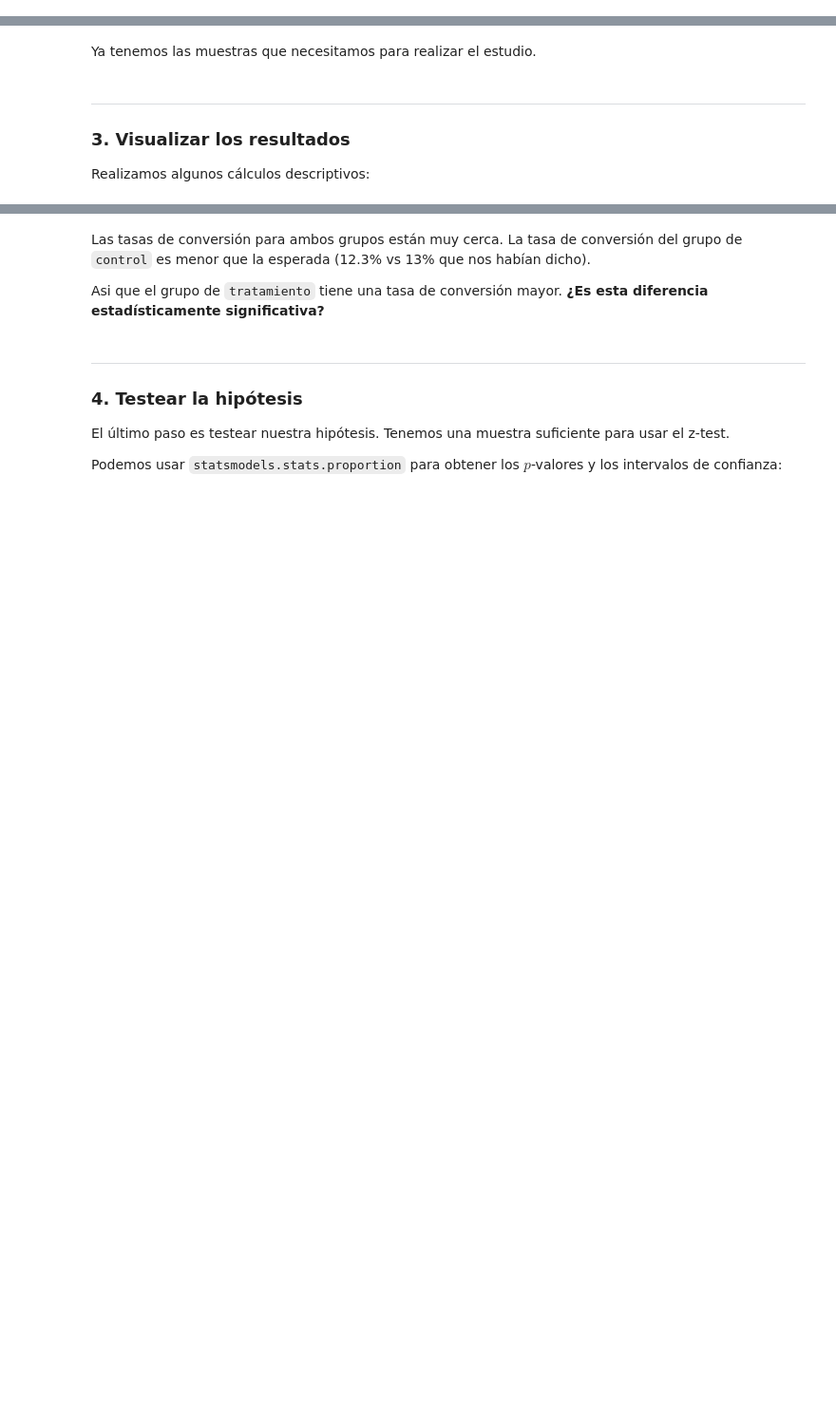
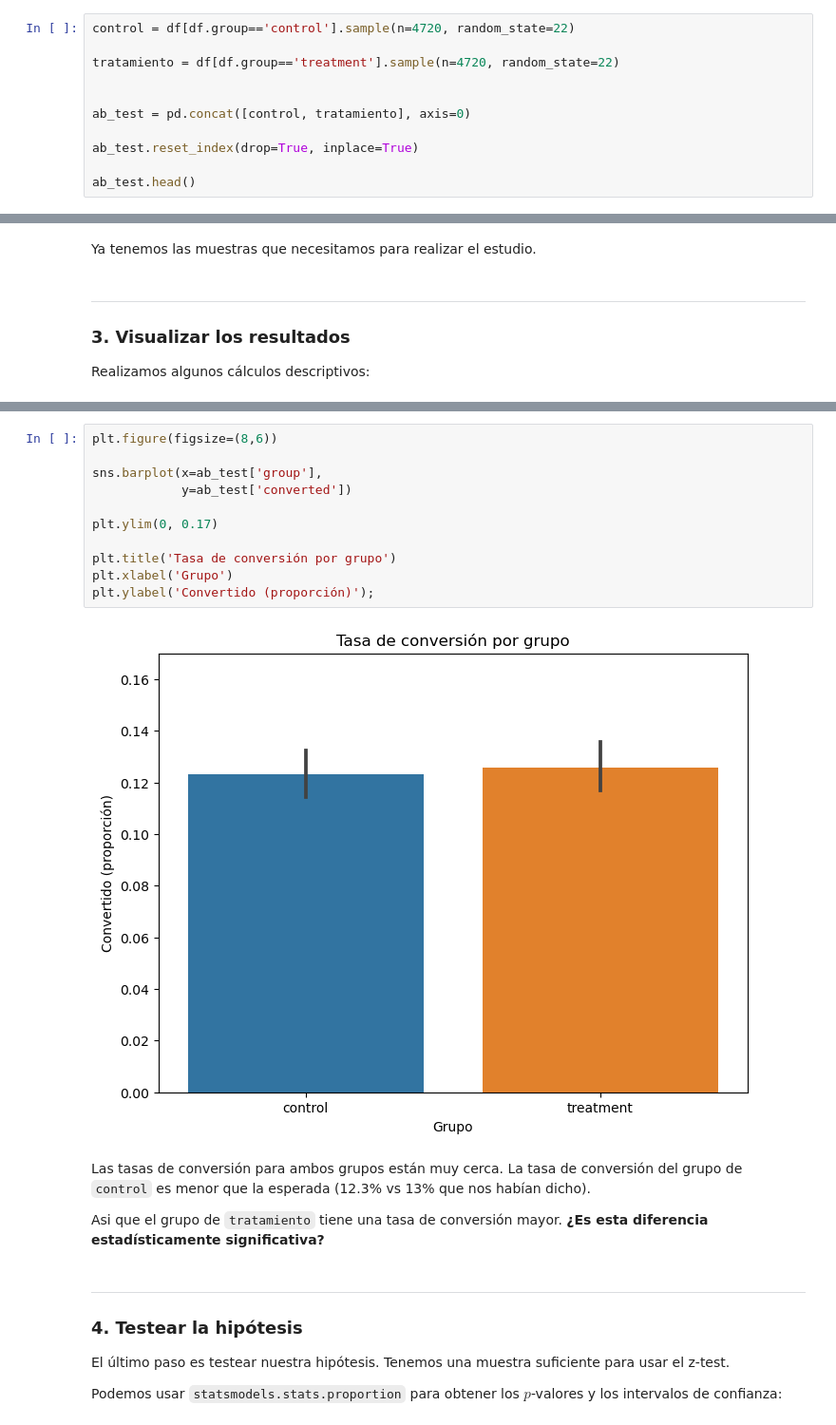
Before and after one commit to Ironhack-Data-Madrid-Enero-2024/apuntes_clase, a Jupyter notebook: semana_5/4.1 - AB Testing.ipynb, the cells around one changed output, grey strips where cells are left out. Shown at 95% size. Drawn from its saved outputs; the diff is of its cells as text; blank space fills up the shorter version.

Commit message:
ab test

```diff
--- a/semana_5/4.1 - AB Testing.ipynb
+++ b/semana_5/4.1 - AB Testing.ipynb
@@ -103,2 +186,13 @@ Eliminamos usuarios con varias visitas a la página web.
 # %% [markdown]
 **Muestreo**
+# %%
+control = df[df.group=='control'].sample(n=4720, random_state=22)
+
+tratamiento = df[df.group=='treatment'].sample(n=4720, random_state=22)
+
+
+ab_test = pd.concat([control, tratamiento], axis=0)
+
+ab_test.reset_index(drop=True, inplace=True)
+
+ab_test.head()
@@ -112,3 +259,16 @@ Realizamos algunos cálculos descriptivos:
+# %%
+plt.figure(figsize=(8,6))
+
+sns.barplot(x=ab_test['group'],
+            y=ab_test['converted'])
+
+plt.ylim(0, 0.17)
+
+plt.title('Tasa de conversión por grupo')
+plt.xlabel('Grupo')
+plt.ylabel('Convertido (proporción)');
+# %% [output]
+[figure, added]
 # %% [markdown]
 Las tasas de conversión para ambos grupos están muy cerca. La tasa de conversión del grupo de  `control` es menor que la esperada (12.3% vs 13% que nos habían dicho).
 
```
Also changed, not shown: parts of 21 cells of this notebook.
